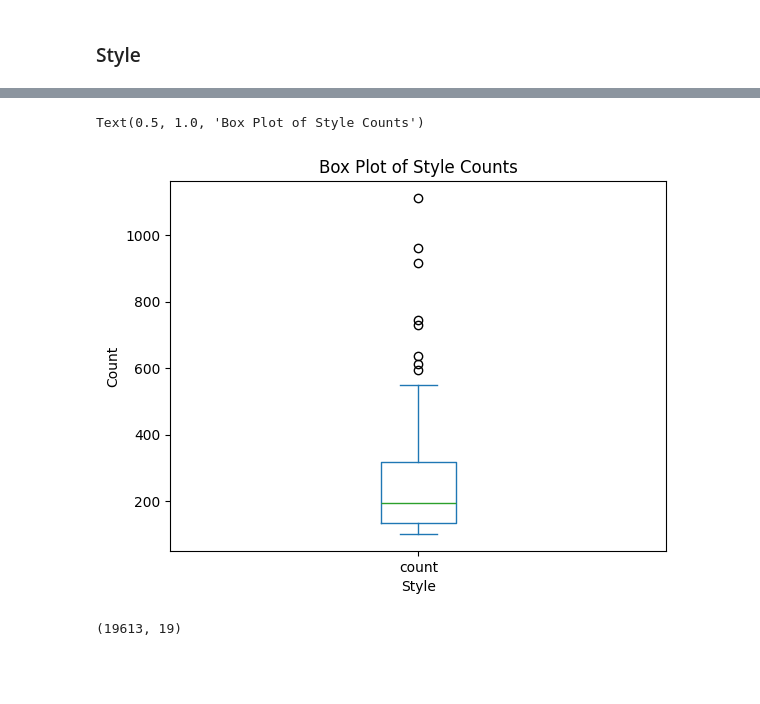
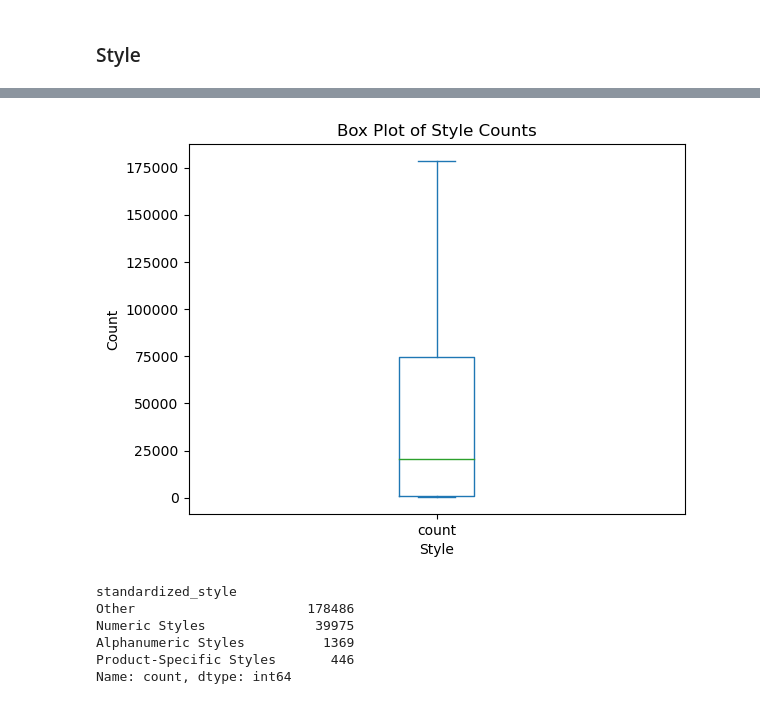
Before and after one commit to KiraaaaLuo/Black-Friday-Return-Prediction_Project, a Jupyter notebook: 3.EDA/Week_8.ipynb, the cells around one changed output, grey strips where cells are left out. Cells and saved outputs as stored; diff of their text form; code cells hidden in the pictures; blank space fills up the shorter version.

```diff
--- a/3.EDA/Week_8.ipynb
+++ b/3.EDA/Week_8.ipynb
@@ -70,4 +122,0 @@ import matplotlib.pyplot as plt
-# %%
-#Drop Null value
-joined_drop= joined_drop.dropna()
-joined_drop.shape
@@ -321,5 +330,7 @@ len(joined_drop_size_filtered.standardized_size.value_counts())
 # %% [markdown]
 ### Style
+# %%
+joined_drop["style"] = joined_drop["style"].str.strip()
 # %%
 joined_drop["style"].value_counts()
 # %% [output]
@@ -382,11 +396,0 @@ We can see that most of the style counts shows a strong right skew. With our pri
-# %%
-style_counts = joined_drop.groupby("style").size().reset_index(name='count')
-
-# Filter out style groups with count less than 1
-valid_styles = style_counts[style_counts['count'] > 100]['style']
-
-# Filter the original DataFrame based on valid_styles
-joined_drop = joined_drop[joined_drop['style'].isin(valid_styles)]
-
-# Display the result
-joined_drop["style"].value_counts()
@@ -411,0 +397,23 @@ joined_drop["style"].value_counts().hist(bins=100, log=True)
+# %%
+style_categories = {
+    'Numeric Styles': ['62A4', '2410', '645J', '75416', '2228', '75415', '60QH', '61X9', '68LE', '647J', '61EM', '12D028', '6121', '635P', '68A0', 'R314', '19D028', '670029', '689U', '6AJY', '1007', 'U7188', '617G', '618J', '634C', '006U64012', '6F0K', '6AL9', 'R111', '663E02', '6101', '64XF', '649G', '2977', '64MT', '16J708', '3008', '6362', '73014', '8864', '11D028', '780554', 'R316', '0F30G87', '064115184', '6120', '608E', 'U5304', '3845', '6339', '269115180', '276343111', '2534', '2704', 'R165', '6F0A', '635M01', '6126'],
+    'Alphanumeric Styles': ['8F30G61', '61X9', '68LE', '61EM', 'R314', 'U7188', '617G', '618J', 'R111', '663E02', '64XF', '649G', '64MT', '16J708', '6362', '780554', 'R316', '0F30G87', '6120', '608E', 'U5304', '3845', '6339', 'R165', '6F0A', '635M01', '6126'],
+    'Product-Specific Styles': ['546115185', '064115184', '269115180', '276343111'],
+    'Length-Based Styles': ['64XF', '649G', '64MT', '16J708', '6362', '780554', 'R316', '0F30G87'],
+    'Patterned Styles': ['8F30G61', '61X9', '68LE', '61EM', 'R314', 'U7188', '617G', '618J', 'R111', '663E02'],
+    'Series Styles': ['12D028', '19D028', '670029', '689U', '2977', '11D028'],
+    'Special Codes': ['006U64012', '546115185', '064115184', 'U5304'],
+}
+
+# Function to map style to categories with improved cleaning
+def map_style_to_category(style):
+    for category, style_list in style_categories.items():
+        for variation in style_list:
+            if variation in style:
+                return category
+    return 'Other'
+
+# Apply the mapping function to the 'color' column
+joined_drop['standardized_style'] = joined_drop['style'].apply(map_style_to_category)
+
+joined_drop.head()
@@ -412,12 +427,16 @@ joined_drop["style"].value_counts().hist(bins=100, log=True)
 # %%
-joined_drop["style"].value_counts().plot(kind='box')
+joined_drop["standardized_style"].value_counts().plot(kind='box')
 plt.xlabel('Style')
 plt.ylabel('Count')
-plt.title('Box Plot of Style Counts')
+plt.title('Box Plot of Style Counts');
 # %% [output]
-Text(0.5, 1.0, 'Box Plot of Style Counts')
-[figure, old version]
+[figure, new version]
-# %%
-joined_drop.shape
-# %% [output]
-(19613, 19)
+# %%
+joined_drop['standardized_style'].value_counts()
+# %% [output]
+standardized_style
+Other                      178486
+Numeric Styles              39975
+Alphanumeric Styles          1369
+Product-Specific Styles       446
+Name: count, dtype: int64
```
Also changed, not shown: parts of 46 cells of this notebook, 6 other files.
